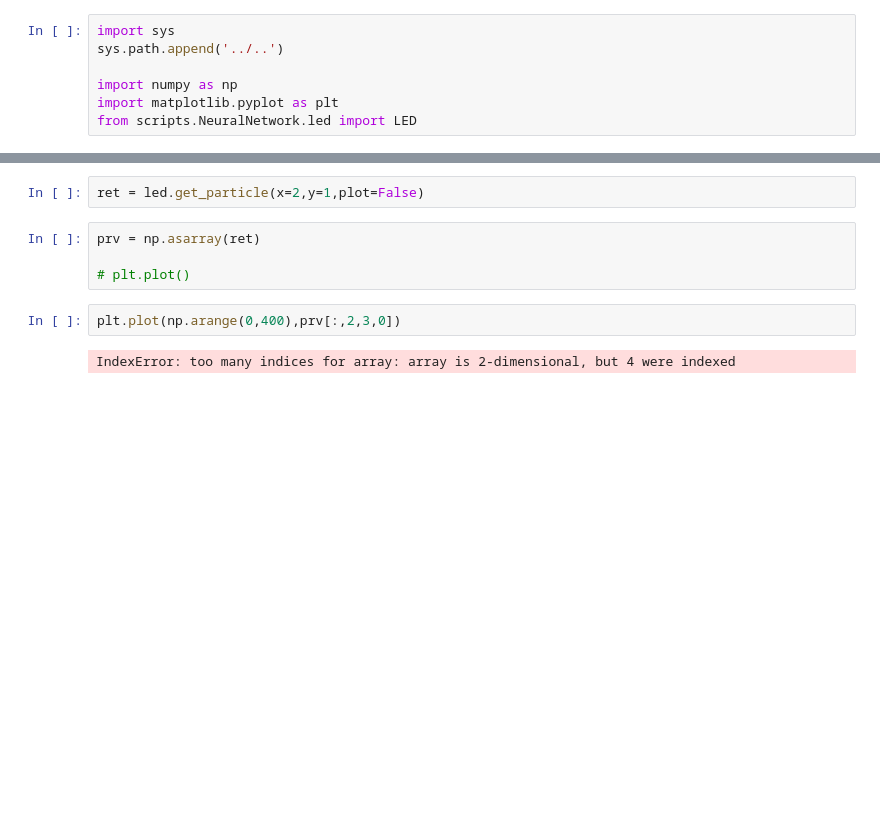
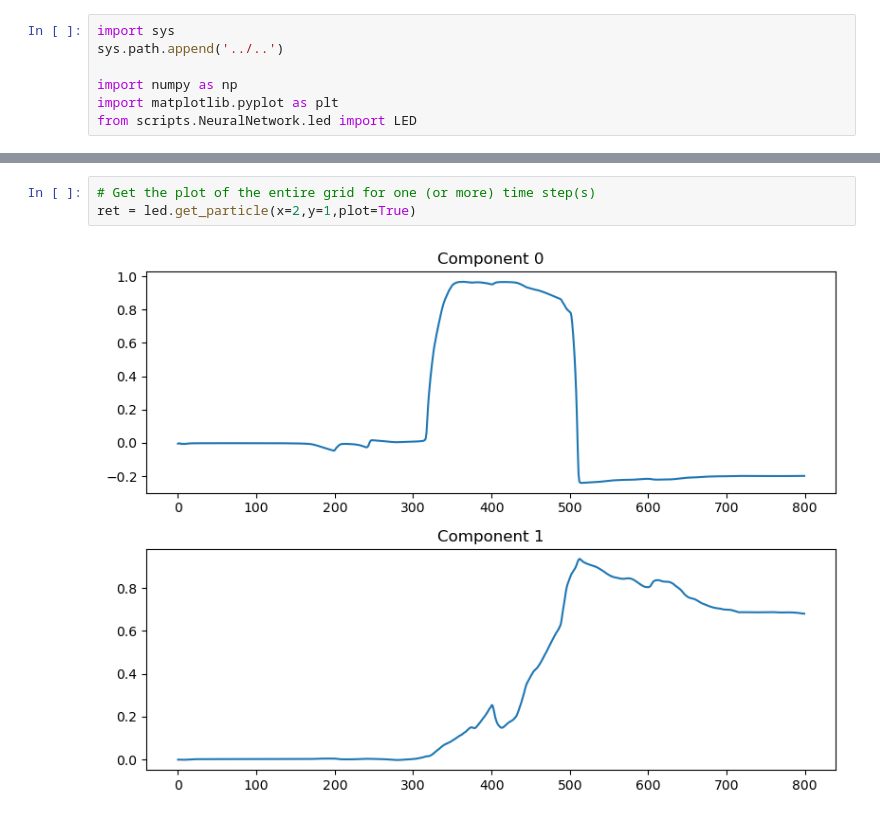
Before and after one commit to ibismanu/PACSproject_LED, a Jupyter notebook: examples/Fithug-Nagumo-asymmetric/main.ipynb, the cells around one changed output, grey strips where cells are left out. Cells and saved outputs as stored; diff of their text form; blank space fills up the shorter version.

```diff
--- a/examples/Fithug-Nagumo-asymmetric/main.ipynb
+++ b/examples/Fithug-Nagumo-asymmetric/main.ipynb
@@ -40,10 +48,5 @@ for i in range(5):
-# %%
-ret = led.get_particle(x=2,y=1,plot=False)
-# %%
-prv = np.asarray(ret)
-
-# plt.plot()
-# %%
-plt.plot(np.arange(0,400),prv[:,2,3,0])
-# %% [output]
-IndexError: too many indices for array: array is 2-dimensional, but 4 were indexed
+# %%
+# Get the plot of the entire grid for one (or more) time step(s)
+ret = led.get_particle(x=2,y=1,plot=True)
+# %% [output]
+[figure, added]
```
Also changed, not shown: parts of 7 cells of this notebook, 15 other files.
